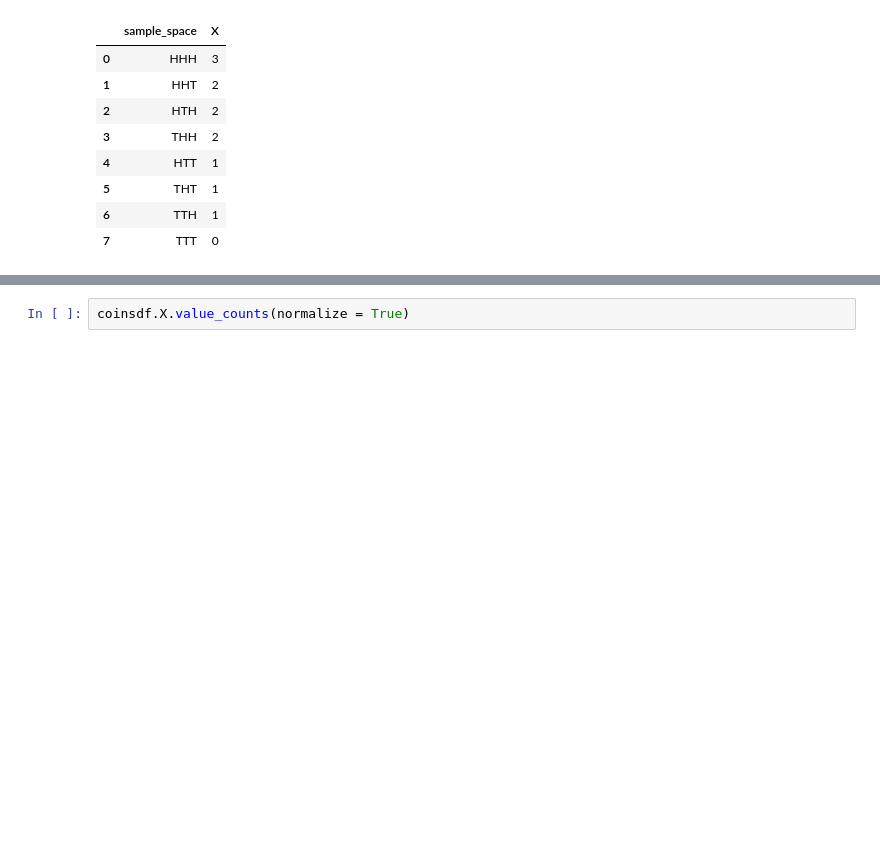
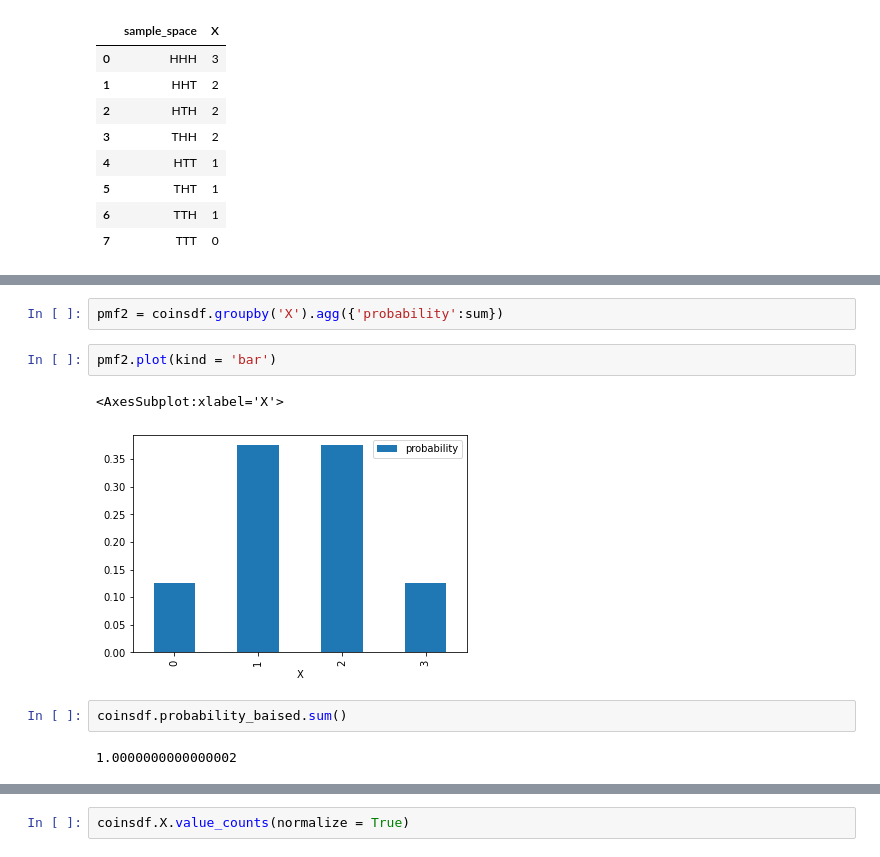
Before and after one commit to PrasadNehe/ThinkStats2, a Jupyter notebook: code/JobsyStat.ipynb, the cells around one changed output, grey strips where cells are left out. Cells and saved outputs as stored; diff of their text form; blank space fills up the shorter version.

```diff
--- a/code/JobsyStat.ipynb
+++ b/code/JobsyStat.ipynb
@@ -1124,0 +1254,11 @@ coinsdf
+# %%
+pmf2 = coinsdf.groupby('X').agg({'probability':sum})
+# %%
+pmf2.plot(kind = 'bar')
+# %% [output]
+<AxesSubplot:xlabel='X'>
+[figure, added]
+# %%
+coinsdf.probability_baised.sum()
+# %% [output]
+1.0000000000000002
```
Also changed, not shown: parts of 31 cells of this notebook.
